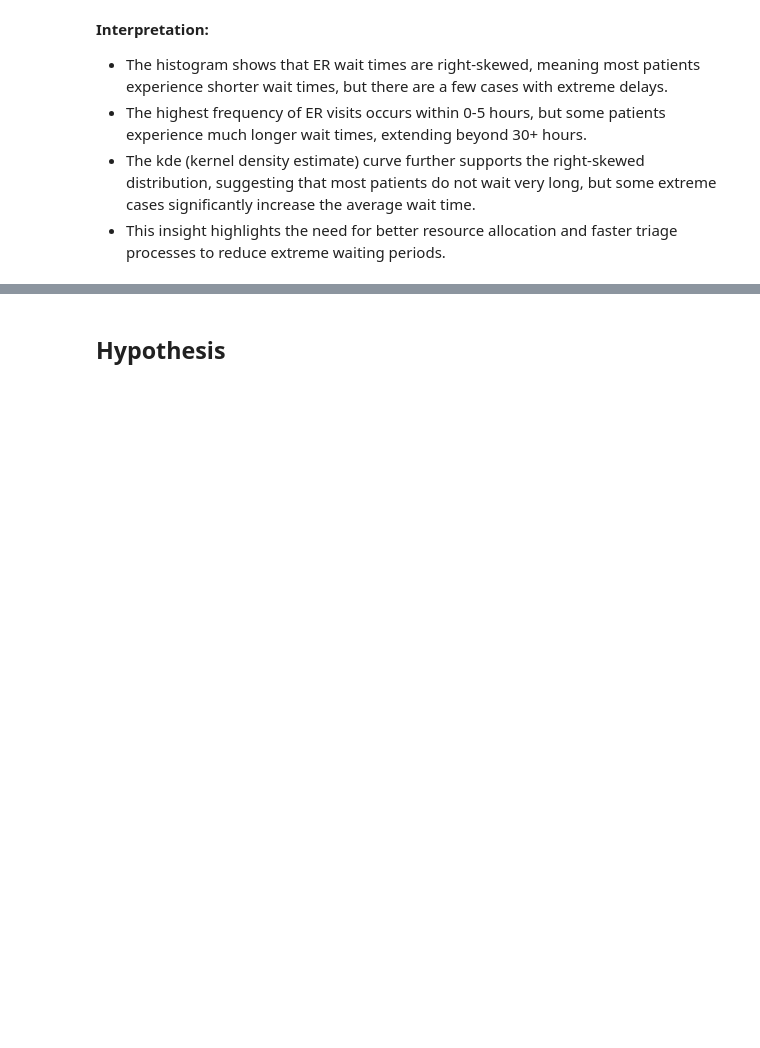
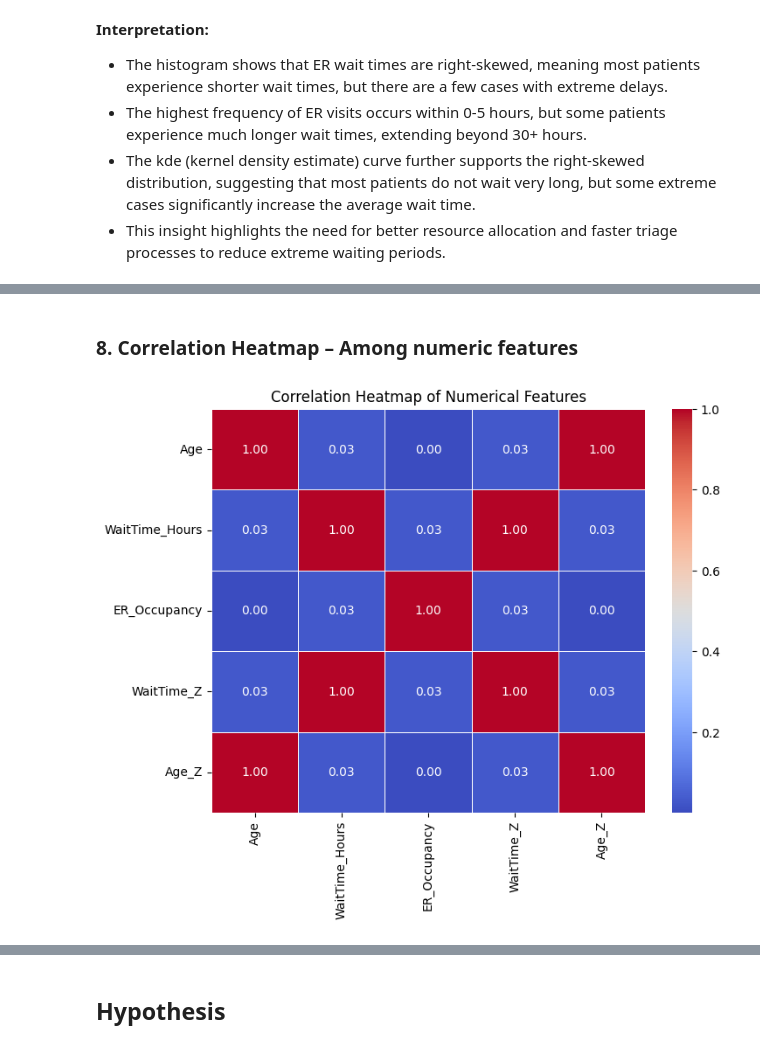
Before and after one commit to priyankachiti/CSCN8040_Group7, a Jupyter notebook: notebooks/ER_Wait_Times_Ontario.ipynb, the cells around one changed output, grey strips where cells are left out. Cells and saved outputs as stored; diff of their text form; code cells hidden in the pictures; blank space fills up the shorter version.

```diff
--- a/notebooks/ER_Wait_Times_Ontario.ipynb
+++ b/notebooks/ER_Wait_Times_Ontario.ipynb
@@ -144,0 +305,16 @@ The boxplot compares wait times across different CTAS (Canadian Triage and Acuit
+# %% [markdown]
+### 8. Correlation Heatmap – Among numeric features
+# %%
+# Select only numeric columns
+numeric_df = df.select_dtypes(include=['int64', 'float64'])
+
+# Compute correlation matrix
+correlation_matrix = numeric_df.corr()
+
+# Plot the heatmap
+plt.figure(figsize=(8, 6))
+sns.heatmap(correlation_matrix, annot=True, fmt='.2f', cmap='coolwarm', linewidths=0.5)
+plt.title('Correlation Heatmap of Numerical Features')
+plt.show()
+# %% [output]
+[figure, added]
```
Also changed, not shown: parts of 26 cells of this notebook.
